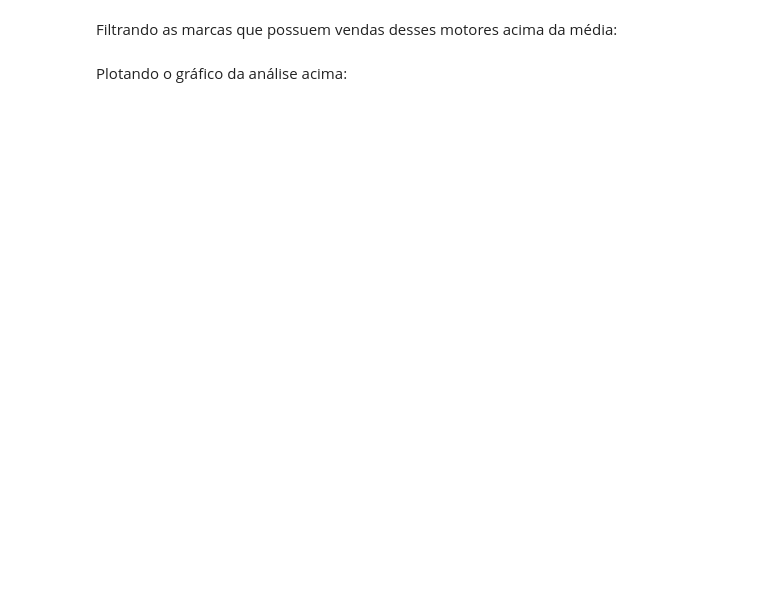
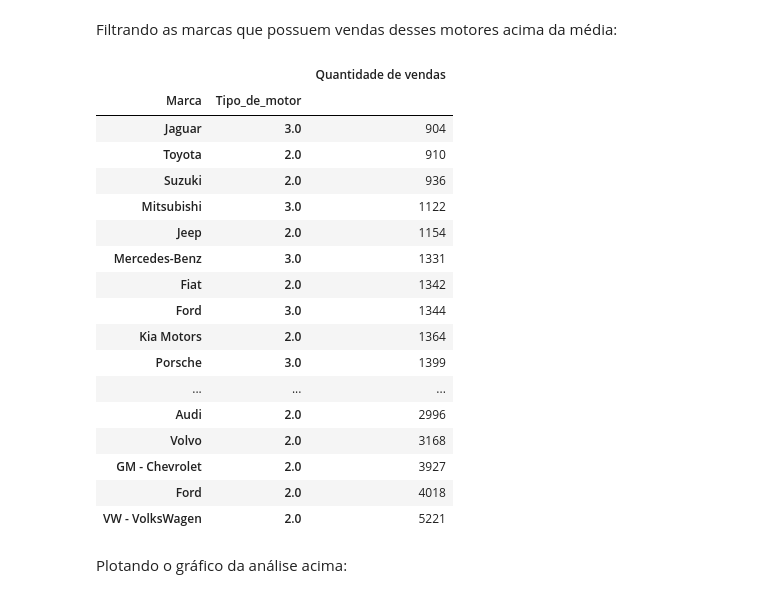
Before and after one commit to Francis3and7/Trabalho-an-lise-de-dados, a Jupyter notebook: TrabAnlysis.ipynb, the cells around one changed output. Cells and saved outputs as stored; diff of their text form; code cells hidden in the pictures; blank space fills up the shorter version.

```diff
--- a/TrabAnlysis.ipynb
+++ b/TrabAnlysis.ipynb
@@ -45,8 +73,27 @@ QuantiaPorMarca.mean()
 # %% [markdown]
 Filtrando as marcas que possuem vendas desses motores acima da média:
 # %%
-QuantiaPorMarca = QuantiaPorMarca[QuantiaPorMarca['Quantidade de vendas']>1061.720588]
+QuantiaPorMarca = QuantiaPorMarca[QuantiaPorMarca['Quantidade de vendas']>890.70]
 QuantiaPorMarca.sort_values('Quantidade de vendas')
+# %% [output]
+|  |  | Quantidade de vendas |
+| Marca | Tipo_de_motor |  |
+| Jaguar | 3.0 | 904 |
+| Toyota | 2.0 | 910 |
+| Suzuki | 2.0 | 936 |
+| Mitsubishi | 3.0 | 1122 |
+| Jeep | 2.0 | 1154 |
+| Mercedes-Benz | 3.0 | 1331 |
+| Fiat | 2.0 | 1342 |
+| Ford | 3.0 | 1344 |
+| Kia Motors | 2.0 | 1364 |
+| Porsche | 3.0 | 1399 |
+| ... | ... | ... |
+| Audi | 2.0 | 2996 |
+| Volvo | 2.0 | 3168 |
+| GM - Chevrolet | 2.0 | 3927 |
+| Ford | 2.0 | 4018 |
+| VW - VolksWagen | 2.0 | 5221 |
 # %% [markdown]
 Plotando o gráfico da análise acima:
 # %%
```
Also changed, not shown: parts of 19 cells of this notebook.
